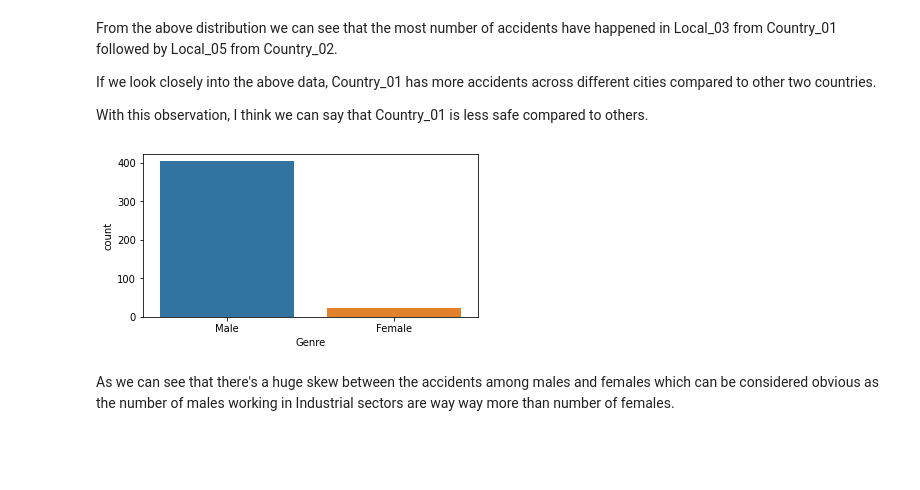
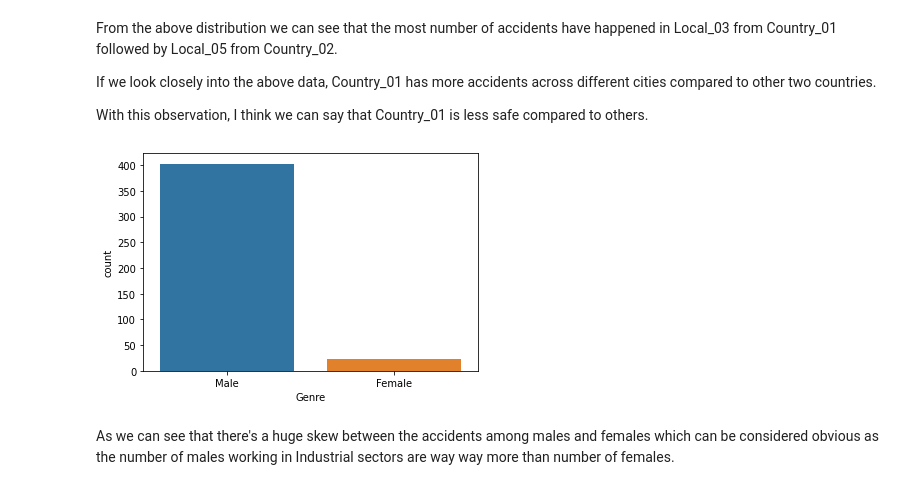
Before and after one commit to girijeshcse/chatbot_savy, a Jupyter notebook: notebooks/Initial.ipynb, the cells around one changed output. Saved outputs shown, nothing was run; the diff lists cells and outputs as text; code cells hidden in the pictures; blank space fills up the shorter version.

```diff
--- a/notebooks/Initial.ipynb
+++ b/notebooks/Initial.ipynb
@@ -97,11 +125,9 @@ If we look closely into the above data, Country_01 has more accidents across dif
 With this observation, I think we can say that Country_01 is less safe compared to others.
 # %%
 # Lets check the distribution of the accidents among male and female.
-
-plt.rcParams["figure.figsize"] = (6,3)
 sns.countplot(x=data['Genre']);
 # %% [output]
-[figure, old version]
+[figure, new version]
 # %% [markdown]
 As we can see that there's a huge skew between the accidents among males and females which can be considered obvious as the number of males working in Industrial sectors are way way more than number of females.
 # %%
```
Also changed, not shown: parts of 41 cells of this notebook.
